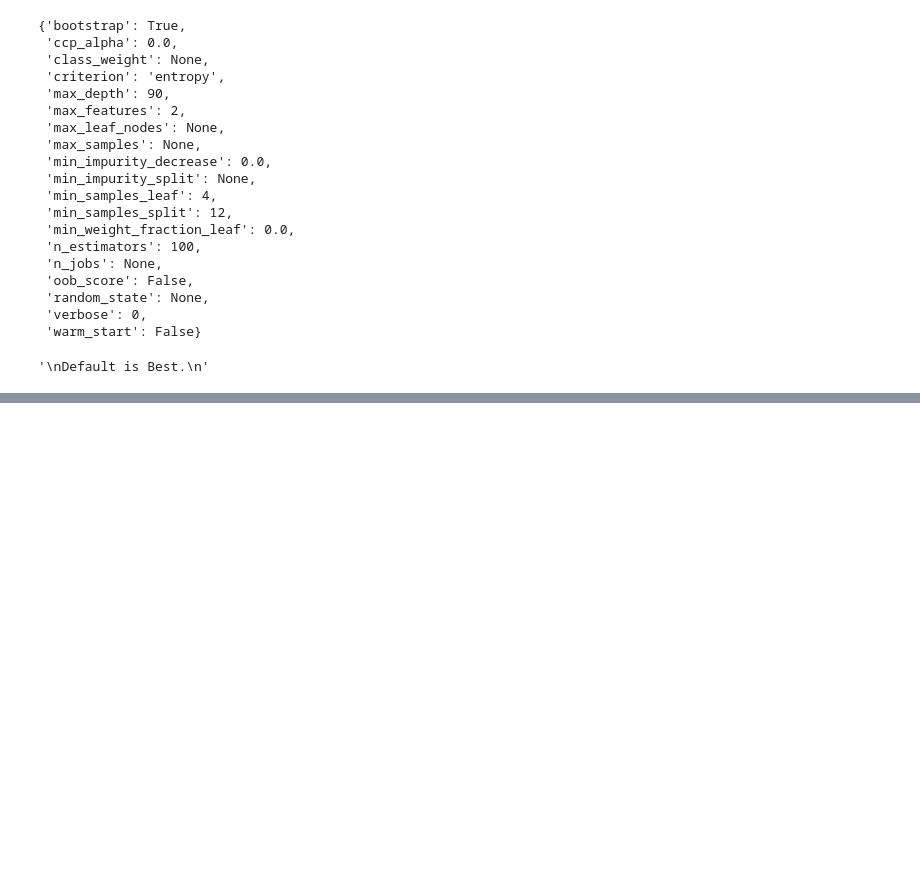
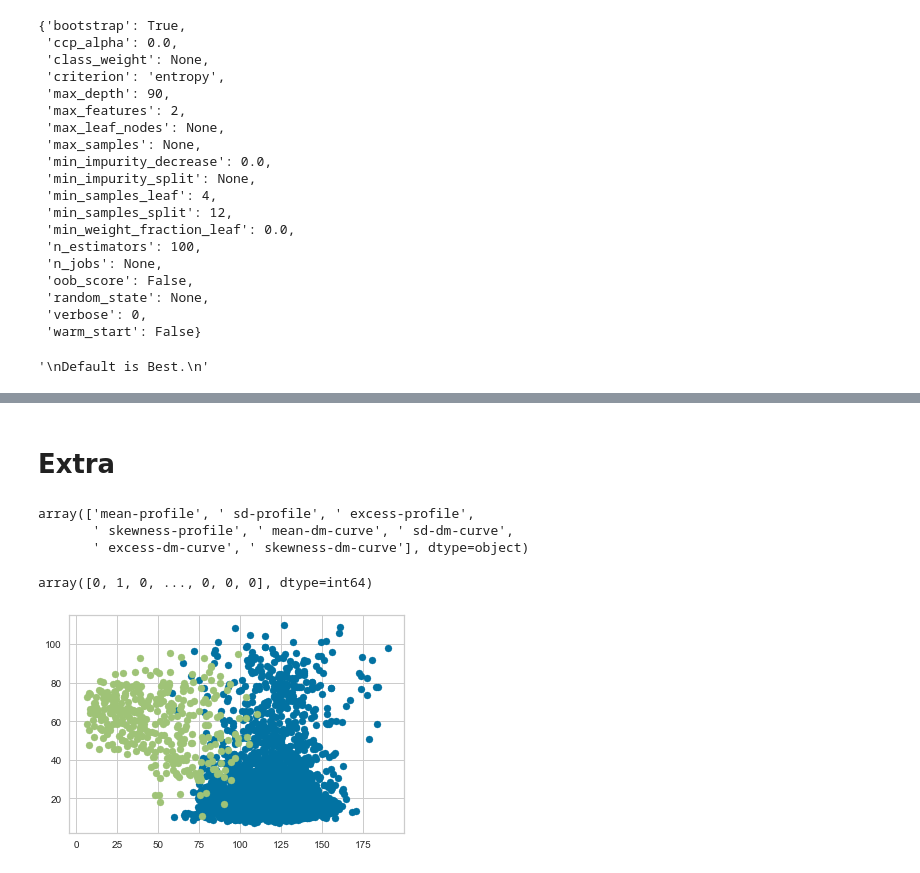
Before and after one commit to RozySky/Machine-Learning-Gizmoz, a Jupyter notebook: p_stars.ipynb, the cells around one changed output, grey strips where cells are left out. Cells and saved outputs as stored; diff of their text form; code cells hidden in the pictures; blank space fills up the shorter version.

```diff
--- a/p_stars.ipynb
+++ b/p_stars.ipynb
@@ -410,0 +394,2 @@ print(
+# %% [markdown]
+# Extra
@@ -410,0 +399,19 @@ print(
+# %%
+dataset_x.columns.values
+# %% [output]
+array(['mean-profile', ' sd-profile', ' excess-profile',
+       ' skewness-profile', ' mean-dm-curve', ' sd-dm-curve',
+       ' excess-dm-curve', ' skewness-dm-curve'], dtype=object)
+# %%
+predictions = best_model.predict(test_x)
+predictions
+# %% [output]
+array([0, 1, 0, ..., 0, 0, 0], dtype=int64)
+# %%
+mat_t_x = test_x.values
+# %%
+for i, j in enumerate(np.unique(predictions)):
+    plt.scatter(mat_t_x[predictions == i, 0], mat_t_x[predictions == j, 5],
+                cmap = ListedColormap(('red', 'green'))(i), label = j)
+# %% [output]
+[figure, added]
```
Also changed, not shown: parts of 14 cells of this notebook.
